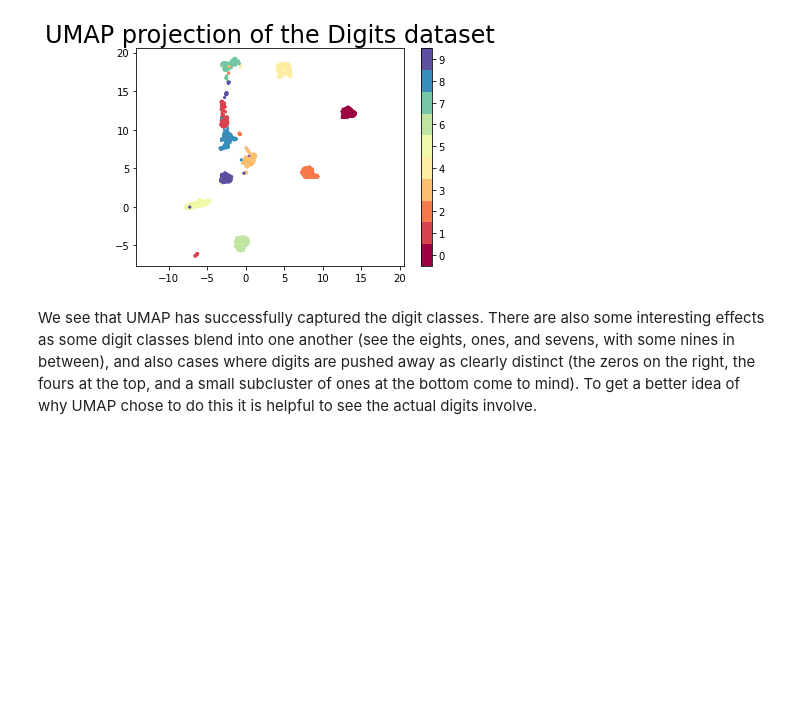
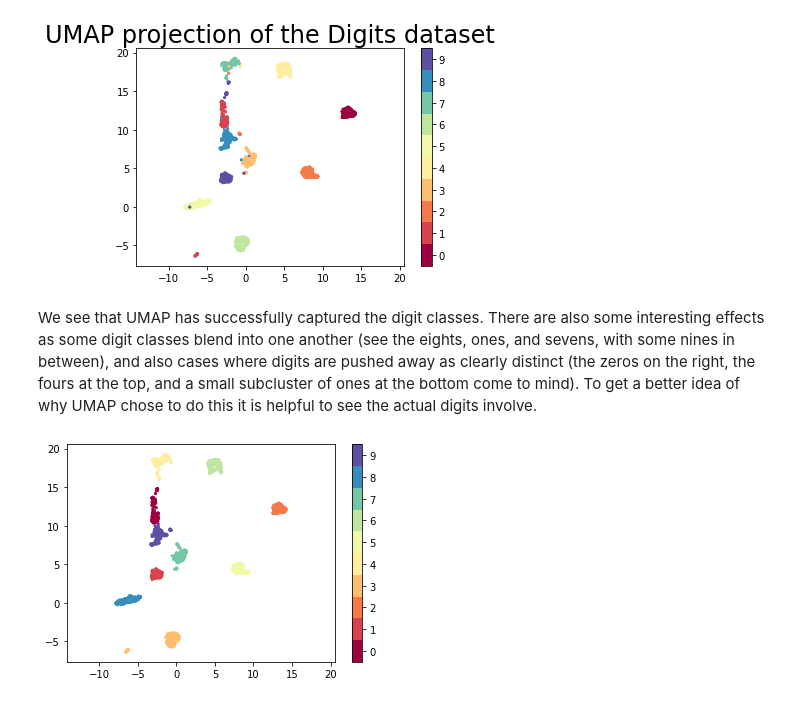
Before and after one commit to BiAPoL/Quantitative_Bio_Image_Analysis_with_Python_2022, a Jupyter notebook: day3/05_dimensionality_reduction/01_UMAP.ipynb, the cells around one changed output. Drawn from its saved outputs; the diff is of its cells as text; code cells hidden in the pictures; blank space fills up the shorter version.

```diff
--- a/day3/05_dimensionality_reduction/01_UMAP.ipynb
+++ b/day3/05_dimensionality_reduction/01_UMAP.ipynb
@@ -103,0 +106,9 @@ We see that UMAP has successfully captured the digit classes. There are also som
+# %%
+labels_ = cluster.KMeans(n_clusters=10, random_state=1).fit_predict(embedding)
+# %%
+plt.scatter(embedding[:, 0], embedding[:, 1], c=labels_, cmap='Spectral', s=5)
+plt.gca().set_aspect('equal', 'datalim')
+plt.colorbar(boundaries=np.arange(11)-0.5).set_ticks(np.arange(10))
+plt.savefig(r'E:\BiAPoL\Shared\Teaching\2022_DIGS-BB_Image_Analysis_course\Day3\imgs\clusters/kmeans.png'
+# %% [output]
+[figure, added]
```
Also changed, not shown: parts of 8 cells of this notebook, 2 other files.
